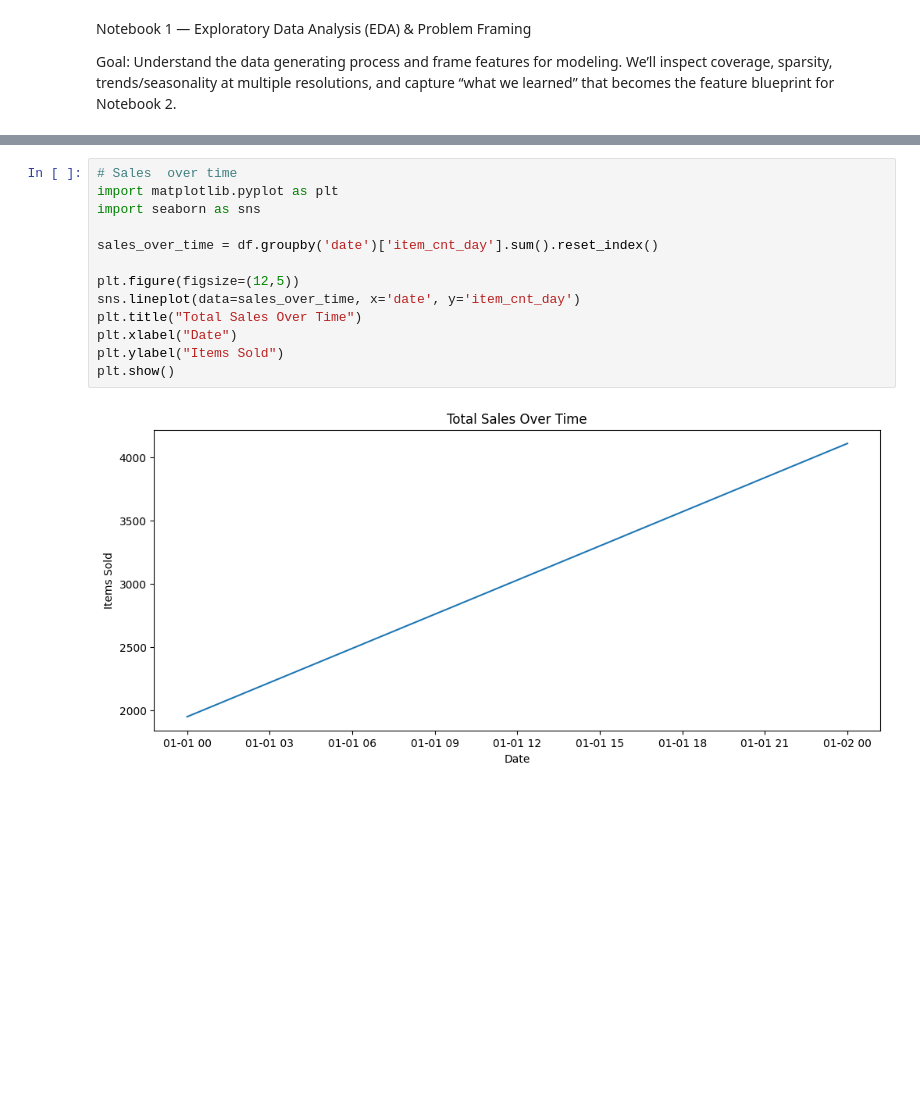
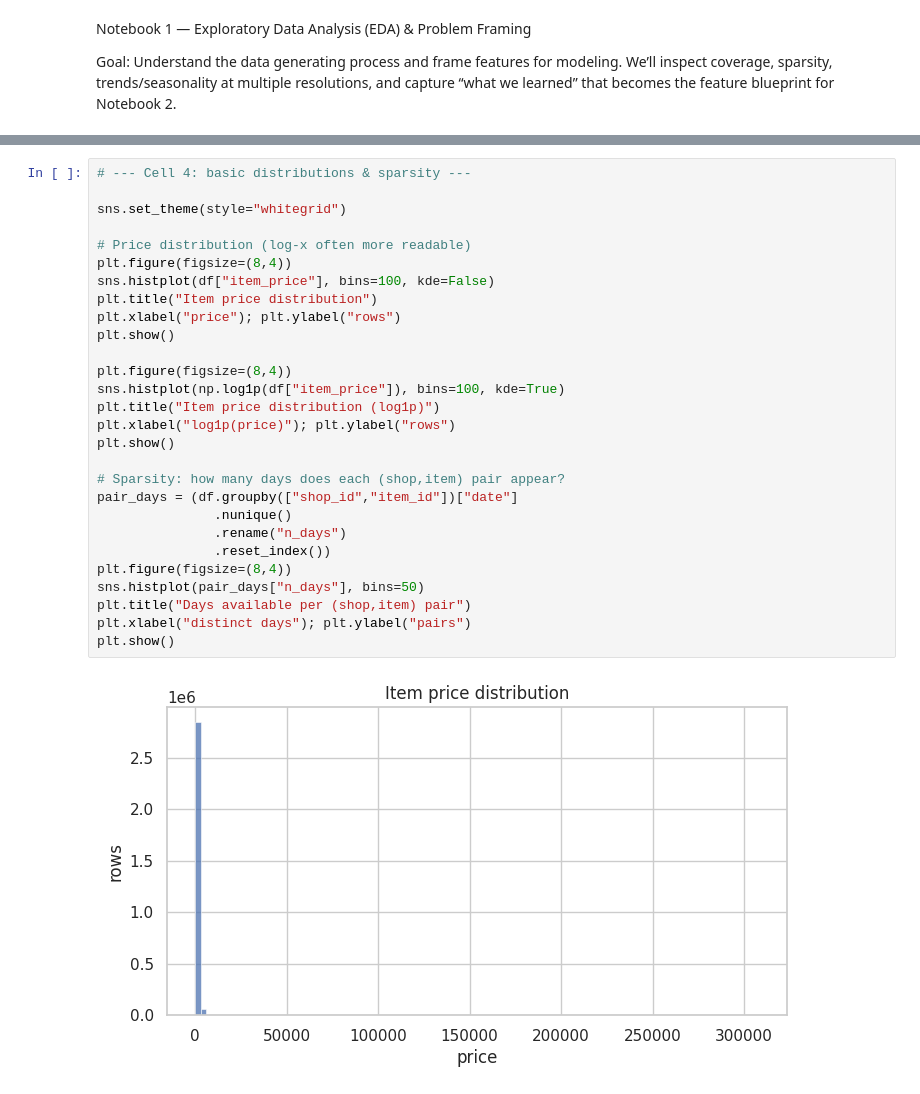
Before and after one commit to btheard3/retail-alpha-forecaster, a Jupyter notebook: notebooks/01_eda.ipynb, the cells around one changed output, grey strips where cells are left out. Cells and saved outputs as stored; diff of their text form; blank space fills up the shorter version.

```diff
--- a/notebooks/01_eda.ipynb
+++ b/notebooks/01_eda.ipynb
@@ -211,15 +174,30 @@ Top duplicate keys (if any):
 # %%
-# Sales  over time
-import matplotlib.pyplot as plt
-import seaborn as sns
+# --- Cell 4: basic distributions & sparsity ---
 
-sales_over_time = df.groupby('date')['item_cnt_day'].sum().reset_index()
+sns.set_theme(style="whitegrid")
 
-plt.figure(figsize=(12,5))
-sns.lineplot(data=sales_over_time, x='date', y='item_cnt_day')
-plt.title("Total Sales Over Time")
-plt.xlabel("Date")
-plt.ylabel("Items Sold")
+# Price distribution (log-x often more readable)
+plt.figure(figsize=(8,4))
+sns.histplot(df["item_price"], bins=100, kde=False)
+plt.title("Item price distribution")
+plt.xlabel("price"); plt.ylabel("rows")
 plt.show()
+
+plt.figure(figsize=(8,4))
+sns.histplot(np.log1p(df["item_price"]), bins=100, kde=True)
+plt.title("Item price distribution (log1p)")
+plt.xlabel("log1p(price)"); plt.ylabel("rows")
+plt.show()
+
+# Sparsity: how many days does each (shop,item) pair appear?
+pair_days = (df.groupby(["shop_id","item_id"])["date"]
+               .nunique()
+               .rename("n_days")
+               .reset_index())
+plt.figure(figsize=(8,4))
+sns.histplot(pair_days["n_days"], bins=50)
+plt.title("Days available per (shop,item) pair")
+plt.xlabel("distinct days"); plt.ylabel("pairs")
+plt.show()
 # %% [output]
-[figure, old version]
+[figure, new version]
```
Also changed, not shown: parts of 10 cells of this notebook, 2 other files.
